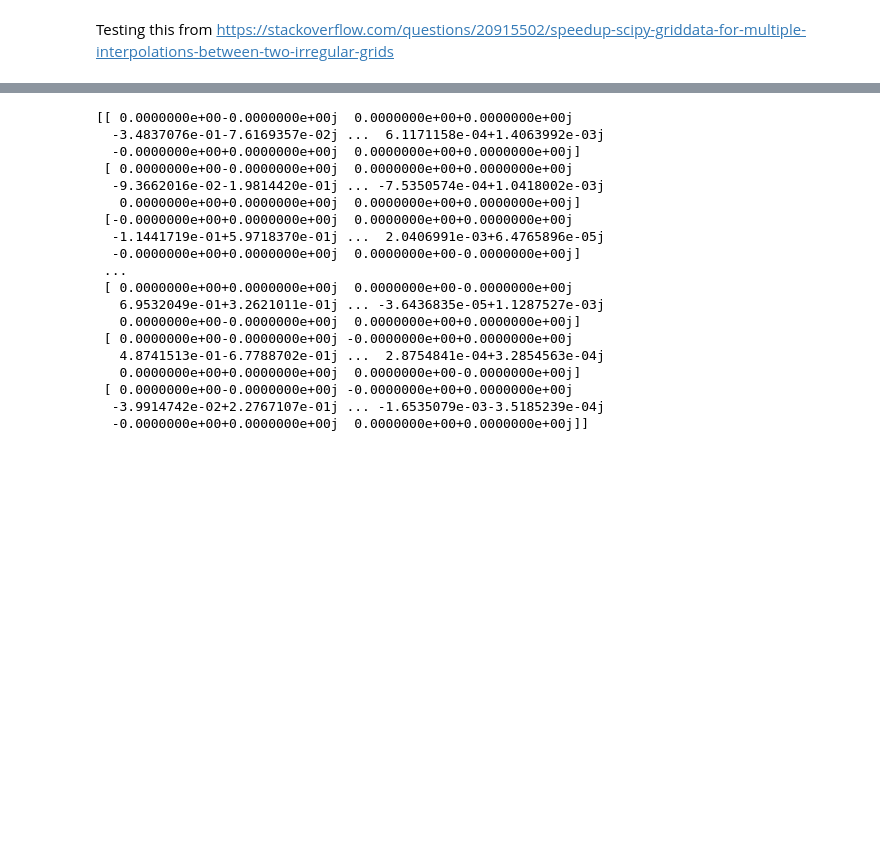
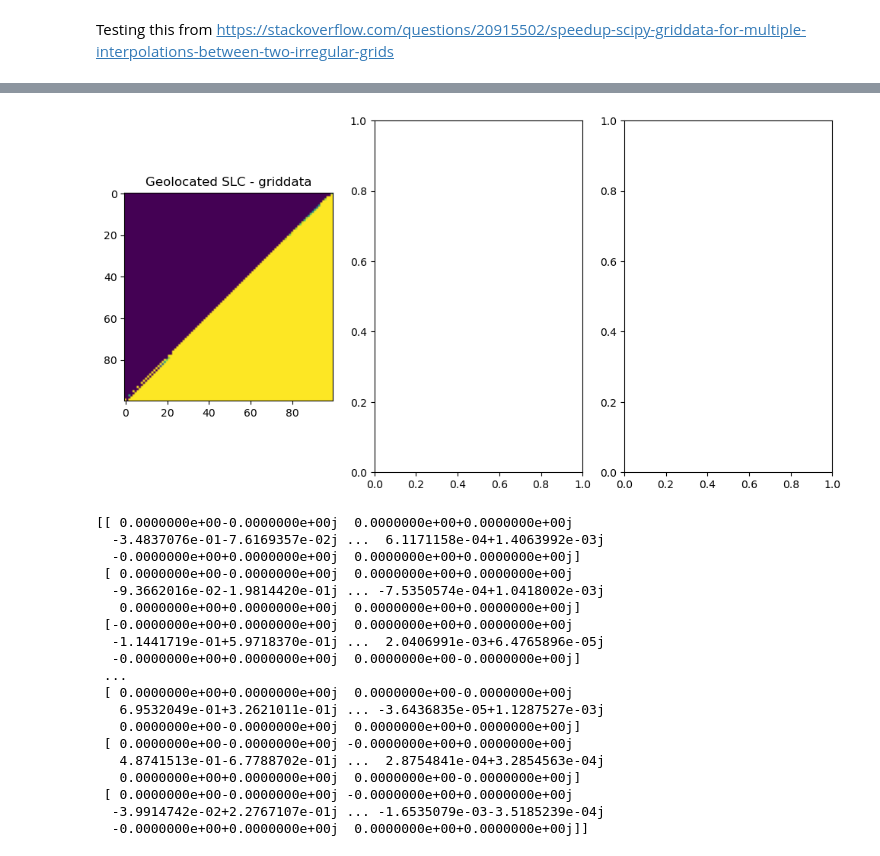
Before and after one commit to julober/snowex_uavsar_coherence, a Jupyter notebook: notebooks/geocoding.ipynb, the cells around one changed output, grey strips where cells are left out. Saved outputs shown, nothing was run; the diff lists cells and outputs as text; code cells hidden in the pictures; blank space fills up the shorter version.

```diff
--- a/notebooks/geocoding.ipynb
+++ b/notebooks/geocoding.ipynb
@@ -63,8 +321,13 @@ def interpolate_so(values, vtx, wts):
 # %%
+# my first pass at geolocate_griddata
 from scipy import interpolate
 import pandas as pd
 from uavsar_pytools.convert.tiff_conversion import read_annotation
 import time
+import os
+import numpy as np
+import rasterio
+from rasterio.transform import from_origin
 
 def geolocate_griddata(dfile, ann, llh, out_dir = None,
                        vtx = None, wts = None) :
@@ -84,14 +347,15 @@ def geolocate_griddata(dfile, ann, llh, out_dir = None,
     lons =  np.fromfile(llh, 'f4')[1::3]
     heights = np.fromfile(llh, 'f4')[2::3].reshape(rows, cols)
 
-
-    lat_min = np.min(lats)
-    lat_max = np.max(lats)
-    lon_min = np.min(lons)
-    lon_max = np.max(lons)
-    lat_space = np.linspace(lat_min, lat_max, num=8333)
-    lon_space = np.linspace(lon_min, lon_max, num=4896)
-    latlon_grid = np.meshgrid(lon_space, lat_space, indexing='xy')
+    lats = lats[0:1000]
+    lons = lons[0:1000]
+    # lat_min = np.min(lats)
+    # lat_max = np.max(lats)
+    # lon_min = np.min(lons)
+    # lon_max = np.max(lons)
+    lat_space = np.linspace(np.min(lats), np.max(lats), num=100)
+    lon_space = np.linspace(np.min(lons), np.max(lons), num=100)
+    tgt_lons, tgt_lats = np.meshgrid(lon_space, lat_space, indexing='xy')
     print(type(latlon_grid))
 
     # check if datafile is slc
@@ -107,10 +371,22 @@ def geolocate_griddata(dfile, ann, llh, out_dir = None,
     print(slc.shape)
     # print(latlon_grid)
 
+    # truncate lons, lats, slc to test with smaller data
+    # lats = lats[0:1000]
+    # lons = lons[0:1000]
+    slc = slc[0:1000]
+    print(slc.shape)
+    print(latlon_grid[0].flatten().shape)
+    print(np.column_stack([latlon_grid[0].flatten(), latlon_grid[1].flatten()]).shape)
+    print(np.stack(latlon_grid).shape)
+    print(np.stack(latlon_grid[0]))
+
+    latlon = np.column_stack([latlon_grid[0].flatten(), latlon_grid[1].flatten()])
+
     # calculate the interpolation weights
     if (vtx is None) and (wts is None) :
         start = time.perf_counter()
-        vtx, wts = interp_weights_so(np.column_stack([lons, lats]), latlon_grid)
+        vtx, wts = interp_weights_so(np.column_stack([lons, lats]), latlon)
         end = time.perf_counter()
         print(f"Calculated interpolation weights in {end - start:.2f} seconds")
     elif (vtx is not None) and (wts is not None) :
@@ -142,3 +434,13 @@ grid_interpn, vtx, wts = geolocate_griddata(str(slcs_05208[0]), str(anns_05208[0
+# %%
+# print(vtx)
+# print(wts)
+
+fig, axes = plt.subplots(1,3, figsize=(12,6))
+axes[0].imshow(grid_interpn.real, vmin=-0.1, vmax=0.1)
+axes[0].set_title('Geolocated SLC - griddata')
+fig.show()
+# %% [output]
+[figure, added]
 # %%
 slc1 = np.fromfile(slcs_05208[0], '<c8').reshape(8333, 4896)
 
```
Also changed, not shown: parts of 9 cells of this notebook, 1 other file.
